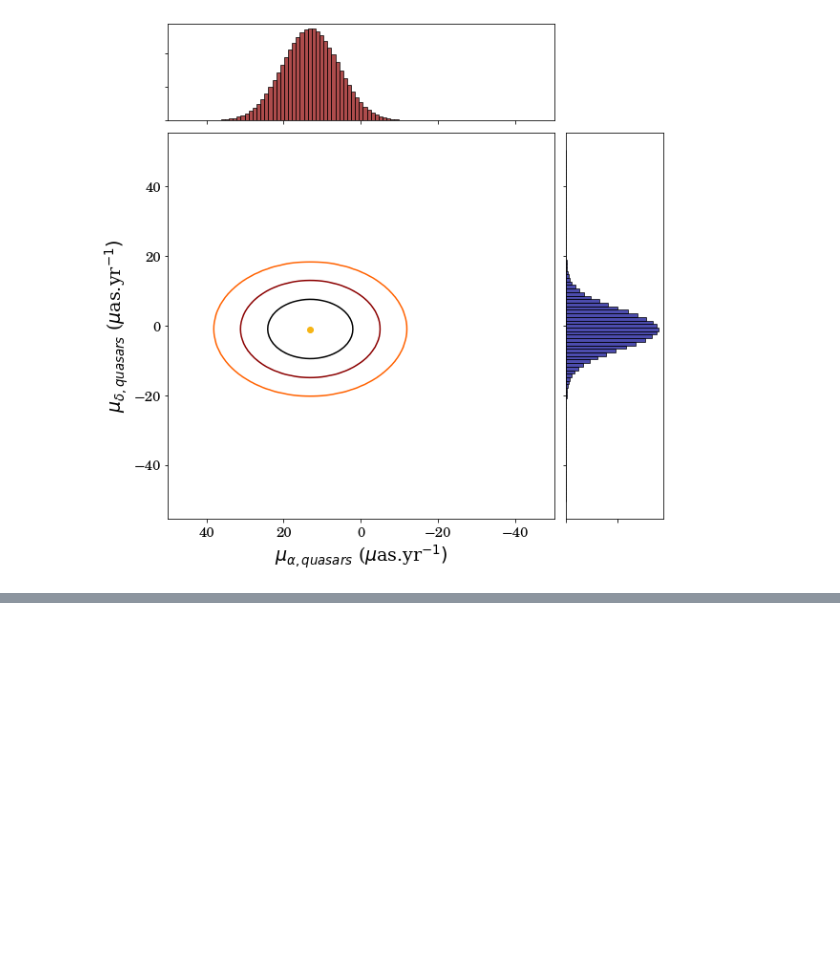
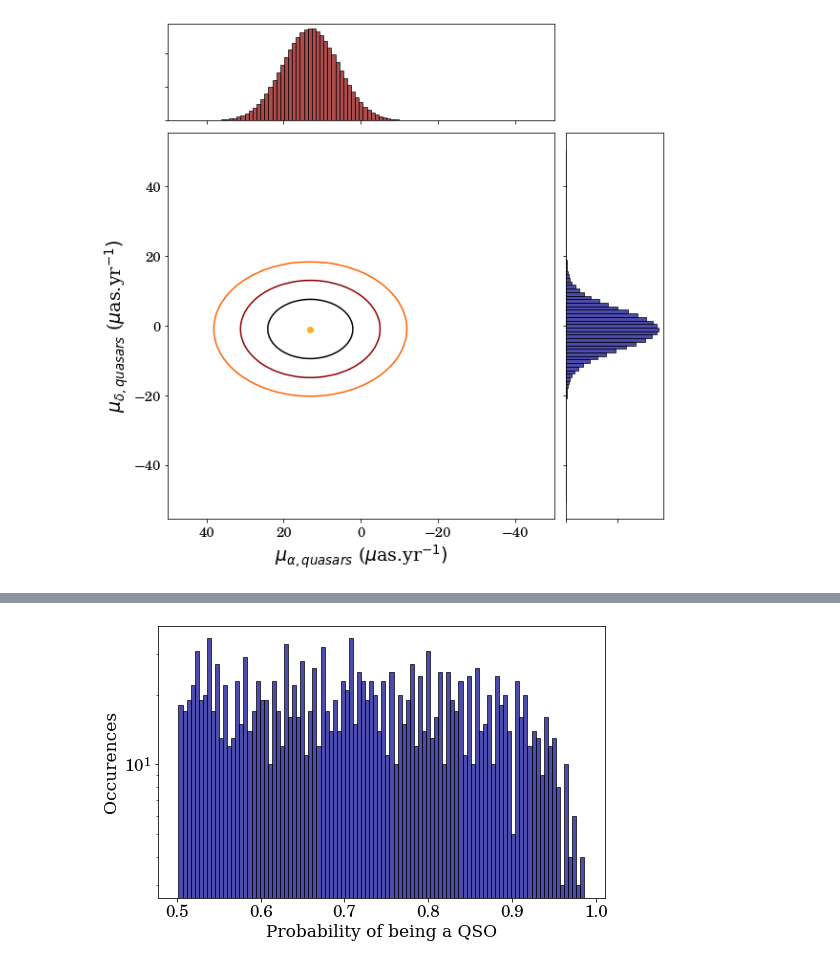
Before and after one commit to SamuelLimbo/AndromedaProperMotion, a Jupyter notebook: QuasarSystematics.ipynb, the cells around one changed output, grey strips where cells are left out. Drawn from its saved outputs; the diff is of its cells as text; code cells hidden in the pictures; blank space fills up the shorter version.

```diff
--- a/QuasarSystematics.ipynb
+++ b/QuasarSystematics.ipynb
@@ -369,0 +369,5 @@ $\displaystyle \mu_{\delta, quasars} = -1.0\pm5.6\ \mu as/yr$
+# %%
+hdu_list = fits.open('CrossMatched.fits', memmap=True)
+hdu_list.info()
+evt_data = Table(hdu_list[1].data)
+evt_data
@@ -369,0 +398,16 @@ $\displaystyle \mu_{\delta, quasars} = -1.0\pm5.6\ \mu as/yr$
+# %%
+Delta = 41.27*np.pi/180
+
+evt_data['RAdeg']  = (evt_data['RAdeg'] - 10.68)*np.cos(Delta)
+evt_data['DECdeg'] = (evt_data['DECdeg'] - 41.27)
+# %%
+plt.figure(figsize=(8, 5))
+plt.hist(evt_data['p_QSO'], bins=100, edgecolor='black', color='darkblue', alpha=0.7)
+plt.yscale('log')
+plt.xlabel(r'Probability of being a QSO', fontname = 'Serif', size = 17)
+plt.ylabel(r'Occurences', fontname = 'Serif', size = 17)
+plt.xticks(fontsize = 17)
+plt.yticks(fontsize = 17)
+plt.show()
+# %% [output]
+[figure, added]
```
Also changed, not shown: parts of 15 cells of this notebook.
